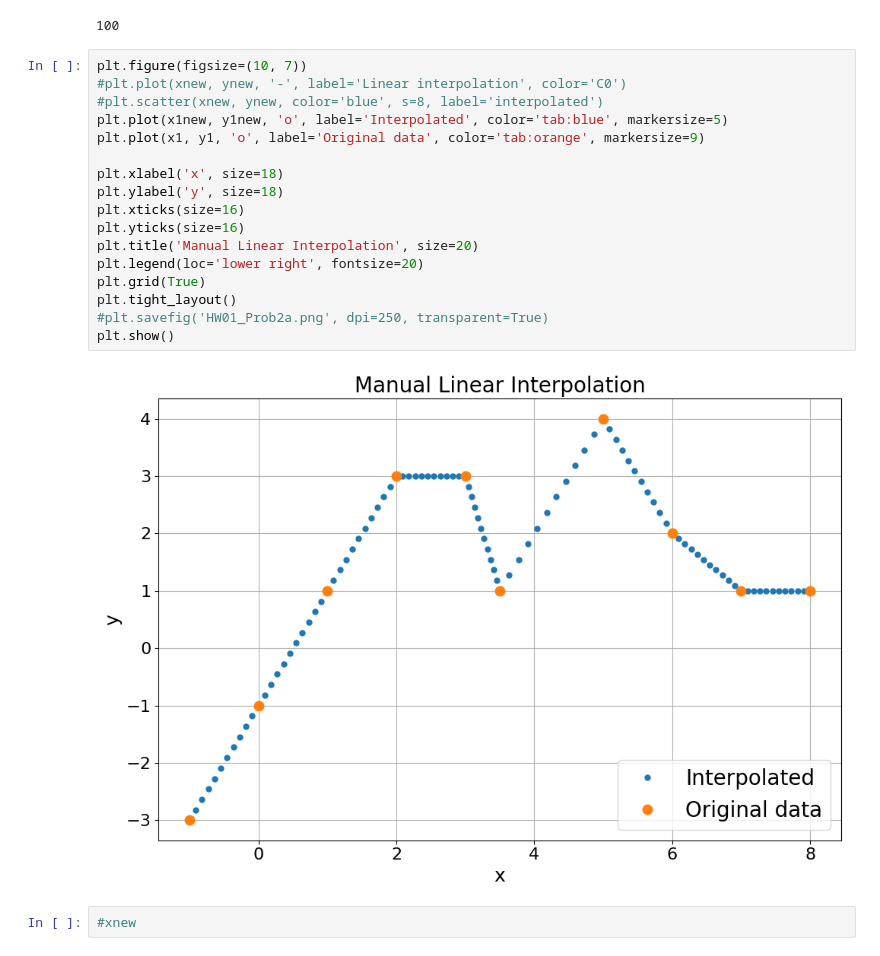
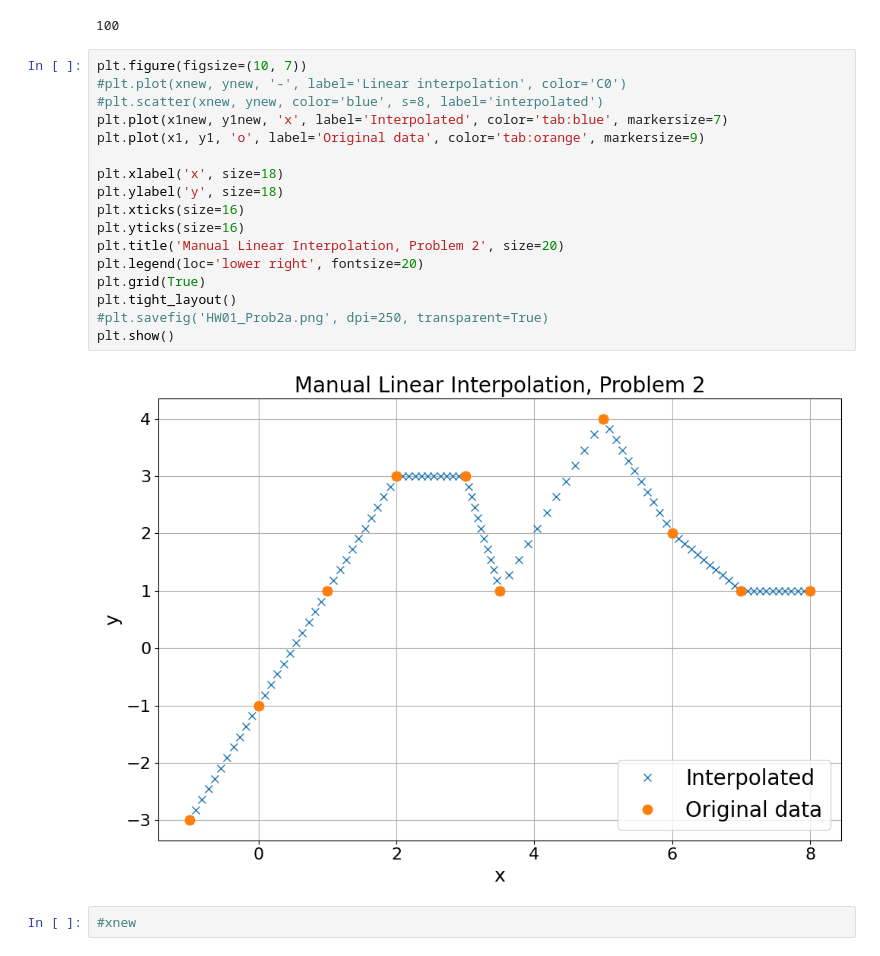
Before and after one commit to galih123star/computational2026, a Jupyter notebook: HW01_CPA.ipynb, the cells around one changed output. Cells and saved outputs as stored; diff of their text form.

```diff
--- a/HW01_CPA.ipynb
+++ b/HW01_CPA.ipynb
@@ -79,22 +68,22 @@ len(y1new)
 # %%
 plt.figure(figsize=(10, 7))
 #plt.plot(xnew, ynew, '-', label='Linear interpolation', color='C0')
 #plt.scatter(xnew, ynew, color='blue', s=8, label='interpolated')
-plt.plot(x1new, y1new, 'o', label='Interpolated', color='tab:blue', markersize=5)
+plt.plot(x1new, y1new, 'x', label='Interpolated', color='tab:blue', markersize=7)
 plt.plot(x1, y1, 'o', label='Original data', color='tab:orange', markersize=9)
 
 plt.xlabel('x', size=18)
 plt.ylabel('y', size=18)
 plt.xticks(size=16)
 plt.yticks(size=16)
-plt.title('Manual Linear Interpolation', size=20)
+plt.title('Manual Linear Interpolation, Problem 2', size=20)
 plt.legend(loc='lower right', fontsize=20)
 plt.grid(True)
 plt.tight_layout()
 #plt.savefig('HW01_Prob2a.png', dpi=250, transparent=True)
 plt.show()
 # %% [output]
-[figure, old version]
+[figure, new version]
 # %%
 #xnew
 # %%
```
Also changed, not shown: parts of 5 cells of this notebook.
